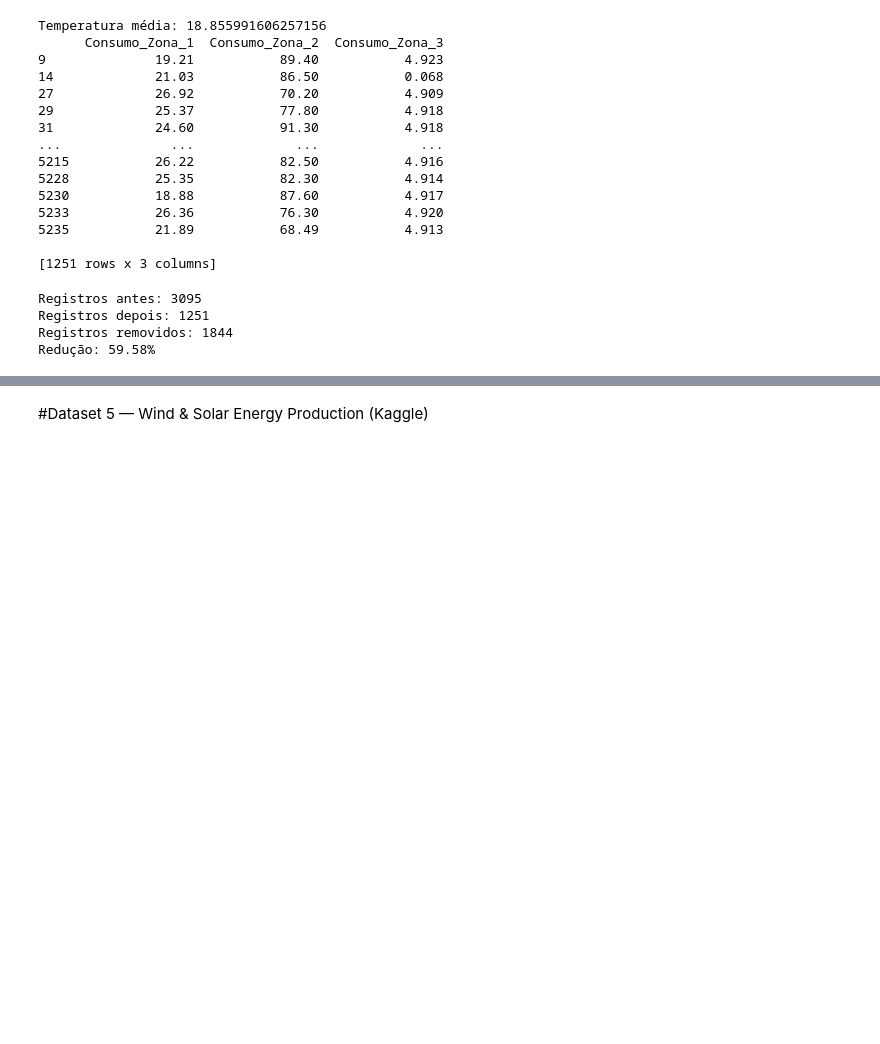
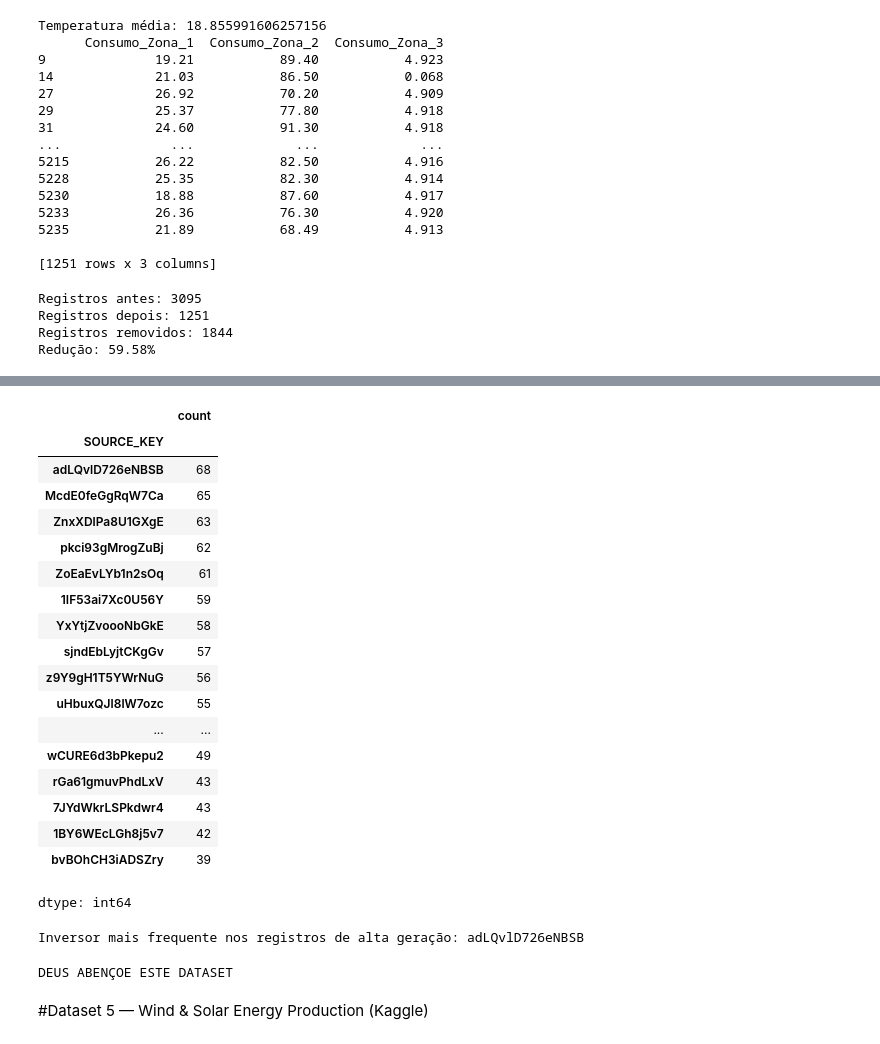
Before and after one commit to Camper-Lingo/CP1_SERS, a Jupyter notebook: CP1_SERS.ipynb, the cells around one changed output, grey strips where cells are left out. Drawn from its saved outputs; the diff is of its cells as text; code cells hidden in the pictures; blank space fills up the shorter version.

```diff
--- a/CP1_SERS.ipynb
+++ b/CP1_SERS.ipynb
@@ -237,0 +393,2 @@ Redução: 59.58%
+# %%
+df_alta_geracao = df4[df4['Potencia_CA'] > limite_70]
@@ -238,3 +404,34 @@ Redução: 59.58%
+# %%
+df_alta_geracao['SOURCE_KEY'].value_counts()
+# %% [output]
+|  | count |
+| SOURCE_KEY |  |
+| adLQvlD726eNBSB | 68 |
+| McdE0feGgRqW7Ca | 65 |
+| ZnxXDlPa8U1GXgE | 63 |
+| pkci93gMrogZuBj | 62 |
+| ZoEaEvLYb1n2sOq | 61 |
+| 1IF53ai7Xc0U56Y | 59 |
+| YxYtjZvoooNbGkE | 58 |
+| sjndEbLyjtCKgGv | 57 |
+| z9Y9gH1T5YWrNuG | 56 |
+| uHbuxQJl8lW7ozc | 55 |
+| ... | ... |
+| wCURE6d3bPkepu2 | 49 |
+| rGa61gmuvPhdLxV | 43 |
+| 7JYdWkrLSPkdwr4 | 43 |
+| 1BY6WEcLGh8j5v7 | 42 |
+| bvBOhCH3iADSZry | 39 |
+dtype: int64
+# %%
+inversor_mais_frequente = df_alta_geracao['SOURCE_KEY'].value_counts().idxmax()
+print(f'Inversor mais frequente nos registros de alta geração: {inversor_mais_frequente}')
+# %% [output]
+Inversor mais frequente nos registros de alta geração: adLQvlD726eNBSB
+# %%
+print("DEUS ABENÇOE ESTE DATASET")
+# %% [output]
+DEUS ABENÇOE ESTE DATASET
 # %% [markdown]
 #Dataset 5 — Wind & Solar Energy Production (Kaggle)
 # %%
```
Also changed, not shown: parts of 22 cells of this notebook.
